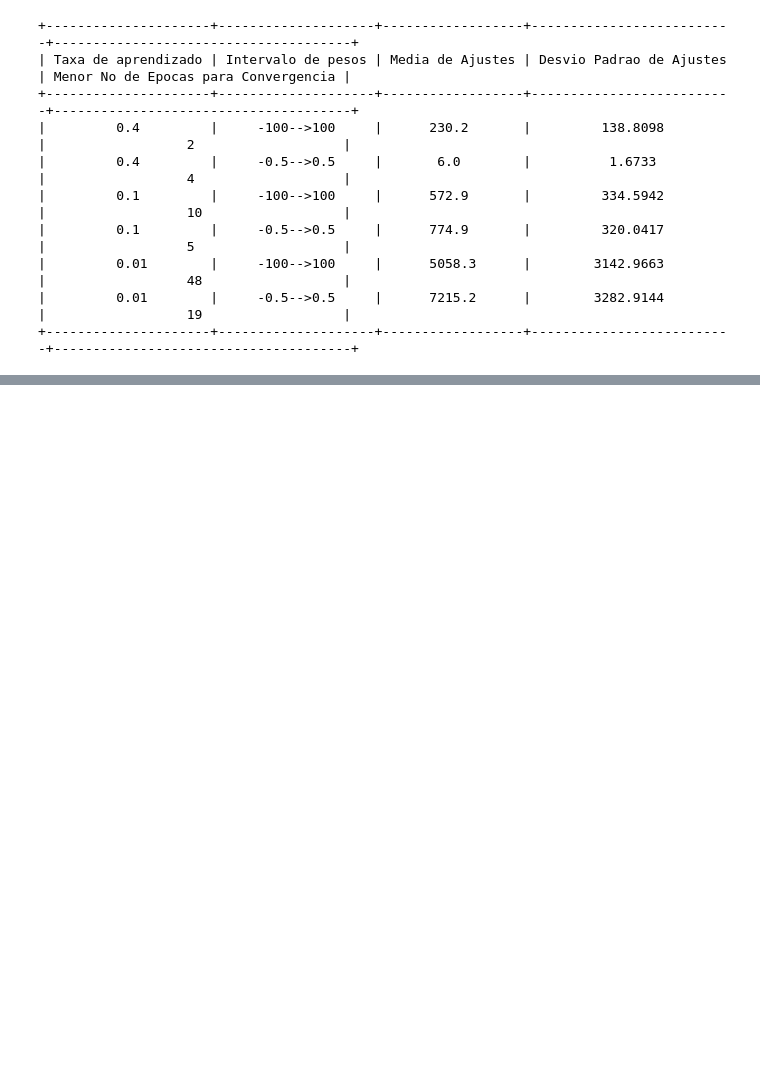
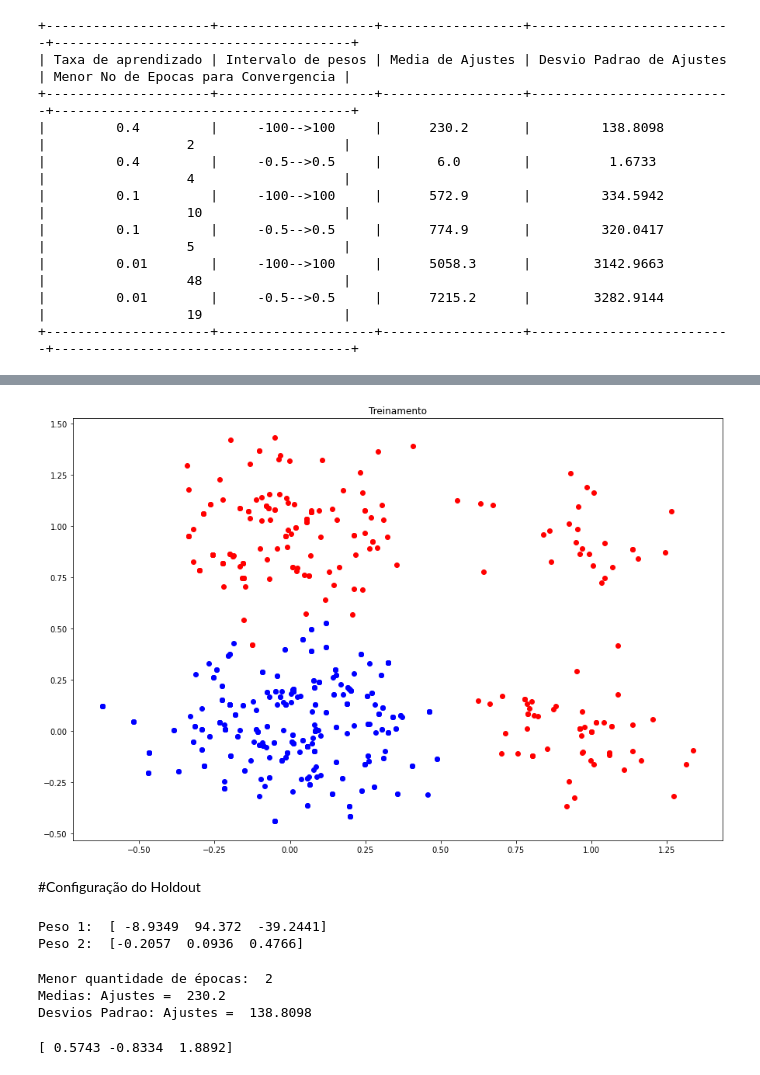
Before and after one commit to AllanHigorLP/Atividade_avaliativa-2.1-RNA, a Jupyter notebook: Atividade_2_1_RNA.ipynb, the cells around one changed output, grey strips where cells are left out. Saved outputs shown, nothing was run; the diff lists cells and outputs as text; code cells hidden in the pictures; blank space fills up the shorter version.

```diff
--- a/Atividade_2_1_RNA.ipynb
+++ b/Atividade_2_1_RNA.ipynb
@@ -862,0 +956,68 @@ print (x)
+# %%
+x_classe0 = []
+y_classe0 = []
+x_classe1 = []
+y_classe1 = []
+
+plt.figure(figsize=(15,10))
+for example in x_test:
+    if example[2] == 0.0:
+        x_classe0.append(example[0])
+        y_classe0.append(example[1])
+    if example[2] == 1.0:
+        x_classe1.append(example[0])
+        y_classe1.append(example[1])
+plt.title('Treinamento')
+plt.scatter(x_classe0, y_classe0, color='r', label='0')
+plt.scatter(x_classe1, y_classe1, color='b', label='1')
+plt.plot()
+plt.show()
+# %% [output]
+[figure, added]
+# %% [markdown]
+#Configuração do Holdout
+# %%
+taxa_aprendizado = 0.9
+new_weights()
+# %% [output]
+Peso 1:  [ -8.9349  94.372  -39.2441]
+Peso 2:  [-0.2057  0.0936  0.4766]
+# %%
+epocas = []
+ajustes = []
+
+for i in range(1, 100):
+    perceptron = Perceptron(no_of_inputs=2, learning_rate=taxa_aprendizado, weights=weights_1)
+    treinamento_x = df0[:,[0,1]]
+    treinamento_y = df0 [:,2]
+    qtd_epocas, qtd_ajustes = perceptron.total_values(treinamento_x, treinamento_y)
+    epocas = np.append(epocas, qtd_epocas)
+    ajustes = np.append(ajustes, qtd_ajustes)
+
+def set_valores_media(values):
+  var = np.mean(values)
+  var = np.round(var,4)
+  return var
+
+def set_valores_desvio_padrao(values):
+  var = np.std(values)
+  var = np.round(var,4)
+  return var
+
+epocas_6 = epocas
+ajustes_6 = ajustes
+menor_qtde_epocas_6 = int(epocas_6.min())
+ajustes_media_6 = set_valores_media(ajustes_6)
+ajustes_desvio_padrao_6 = set_valores_desvio_padrao(ajustes_6)
+
+print("Menor quantidade de épocas: ", menor_qtde_epocas_1)
+print("Medias: Ajustes = ", ajustes_media_1, "\nDesvios Padrao: Ajustes = ", ajustes_desvio_padrao_1)
+# %% [output]
+Menor quantidade de épocas:  2
+Medias: Ajustes =  230.2
+Desvios Padrao: Ajustes =  138.8098
+# %%
+weights = perceptron.weights
+print(weights)
+# %% [output]
+[ 0.5743 -0.8334  1.8892]
```
Also changed, not shown: parts of 11 cells of this notebook.
